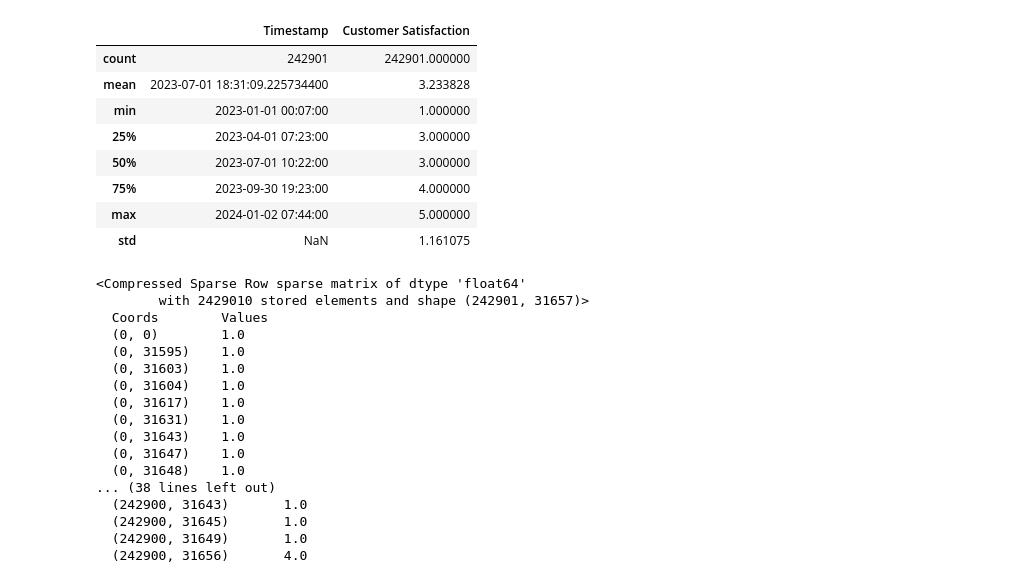
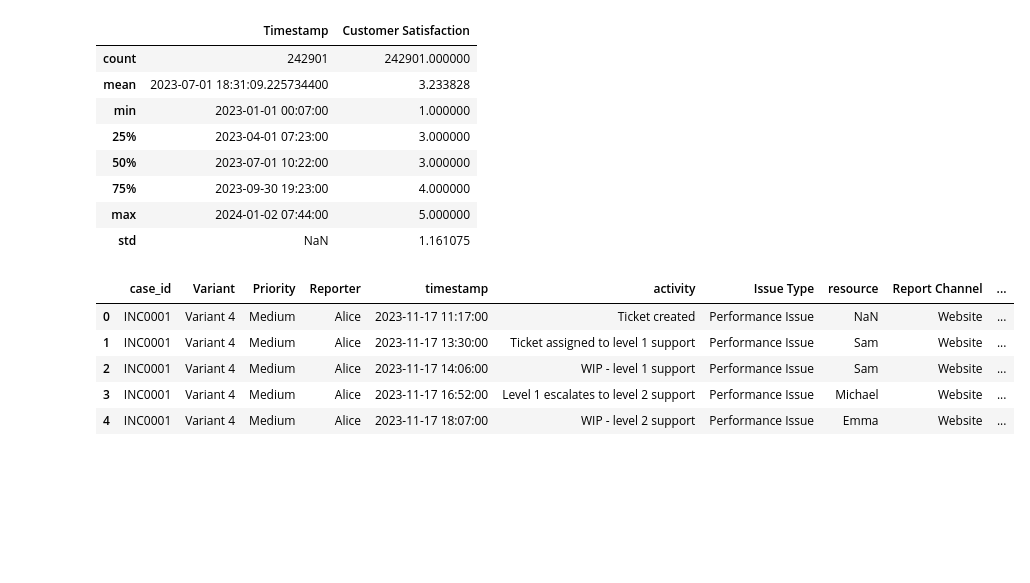
Before and after one commit to pedroeckel/predictive-rca, a Jupyter notebook: notebooks/experiments_kaggle.ipynb, the cells around one changed output. Saved outputs shown, nothing was run; the diff lists cells and outputs as text; code cells hidden in the pictures; blank space fills up the shorter version.

```diff
--- a/notebooks/experiments_kaggle.ipynb
+++ b/notebooks/experiments_kaggle.ipynb
@@ -64,6 +64,29 @@ df_events_incidents.describe()
 | max | 2024-01-02 07:44:00 | 5.000000 |
 | std | NaN | 1.161075 |
 # %%
-# drop time stamp for encoding
-df_events_incidents_no_timestamp = df_events_incidents.drop(columns=["Timestamp"])
+# Prepara o log Kaggle em schema canônico do pipeline
+RAW_LOG_PATH = LOG_PATH
+TARGET_COL = "customer_satisfaction"
+
+df_raw = pd.read_csv(RAW_LOG_PATH, sep=";", parse_dates=["Timestamp"], dayfirst=True)
+
+rename_map = {
+    "Case ID": "case_id",
+    "Event": "activity",
+    "Timestamp": "timestamp",
+    "Resolver": "resource",
+    "Customer Satisfaction": TARGET_COL,
+}
+df_events = df_raw.rename(columns=rename_map)
+
+# garante ordenação temporal por caso
+df_events = df_events.sort_values(["case_id", "timestamp"]).reset_index(drop=True)
+df_events.head()
+# %% [output]
+|  | case_id | Variant | Priority | Reporter | timestamp | activity | Issue Type | resource | Report Channel | ... |
+| 0 | INC0001 | Variant 4 | Medium | Alice | 2023-11-17 11:17:00 | Ticket created | Performance Issue | NaN | Website | ... |
+| 1 | INC0001 | Variant 4 | Medium | Alice | 2023-11-17 13:30:00 | Ticket assigned to level 1 support | Performance Issue | Sam | Website | ... |
+| 2 | INC0001 | Variant 4 | Medium | Alice | 2023-11-17 14:06:00 | WIP - level 1 support | Performance Issue | Sam | Website | ... |
+| 3 | INC0001 | Variant 4 | Medium | Alice | 2023-11-17 16:52:00 | Level 1 escalates to level 2 support | Performance Issue | Michael | Website | ... |
+| 4 | INC0001 | Variant 4 | Medium | Alice | 2023-11-17 18:07:00 | WIP - level 2 support | Performance Issue | Emma | Website | ... |
 # %%
@@ -98,20 +97,0 @@ X_encoded = preprocess.fit_transform(df)
-# %%
-print(X_encoded)
-# %% [output]
-<Compressed Sparse Row sparse matrix of dtype 'float64'
-        with 2429010 stored elements and shape (242901, 31657)>
-  Coords        Values
-  (0, 0)        1.0
-  (0, 31595)    1.0
-  (0, 31603)    1.0
-  (0, 31604)    1.0
-  (0, 31617)    1.0
-  (0, 31631)    1.0
-  (0, 31643)    1.0
-  (0, 31647)    1.0
-  (0, 31648)    1.0
-... (38 lines left out)
-  (242900, 31643)       1.0
-  (242900, 31645)       1.0
-  (242900, 31649)       1.0
-  (242900, 31656)       4.0
```
Also changed, not shown: parts of 3 cells of this notebook, 5 other files.
